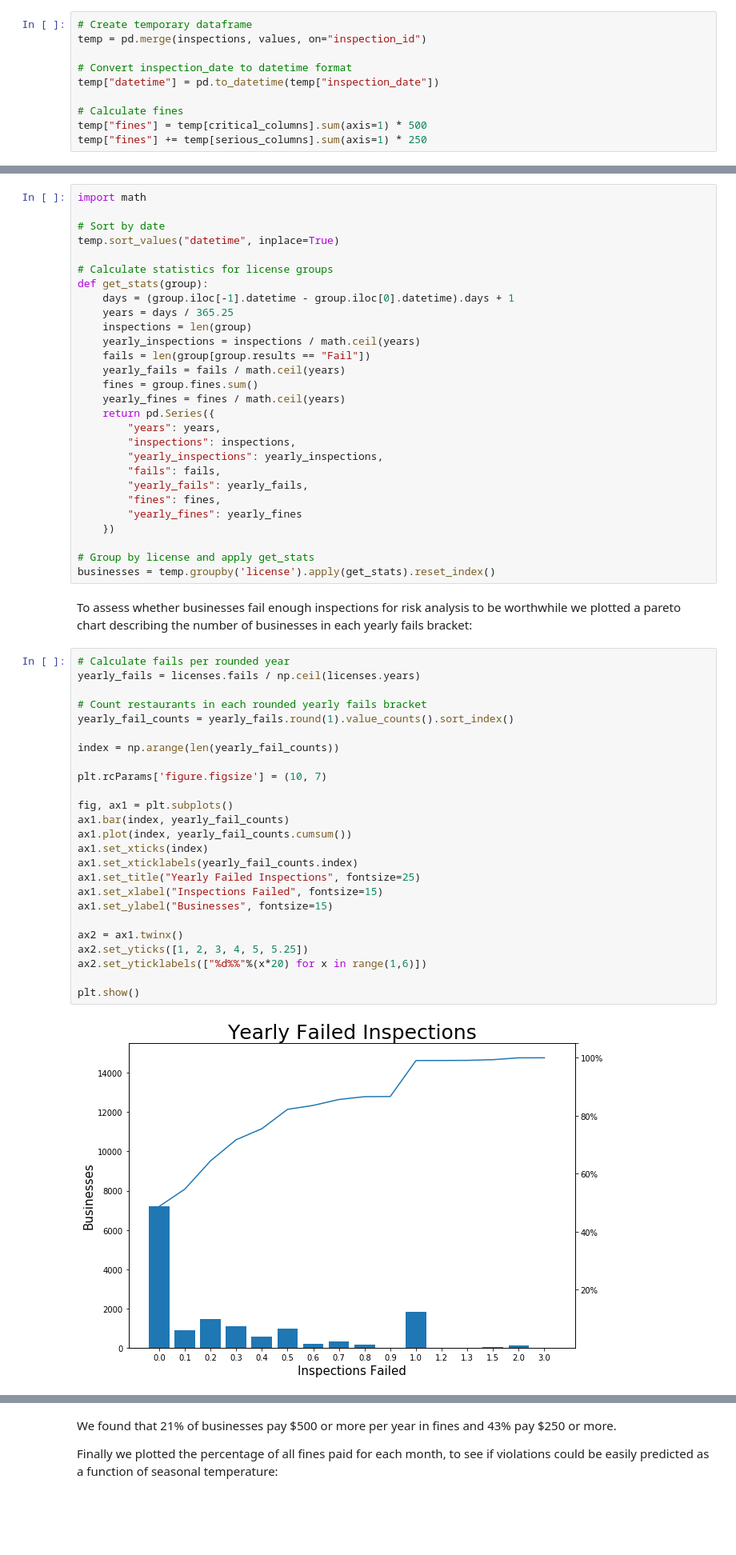
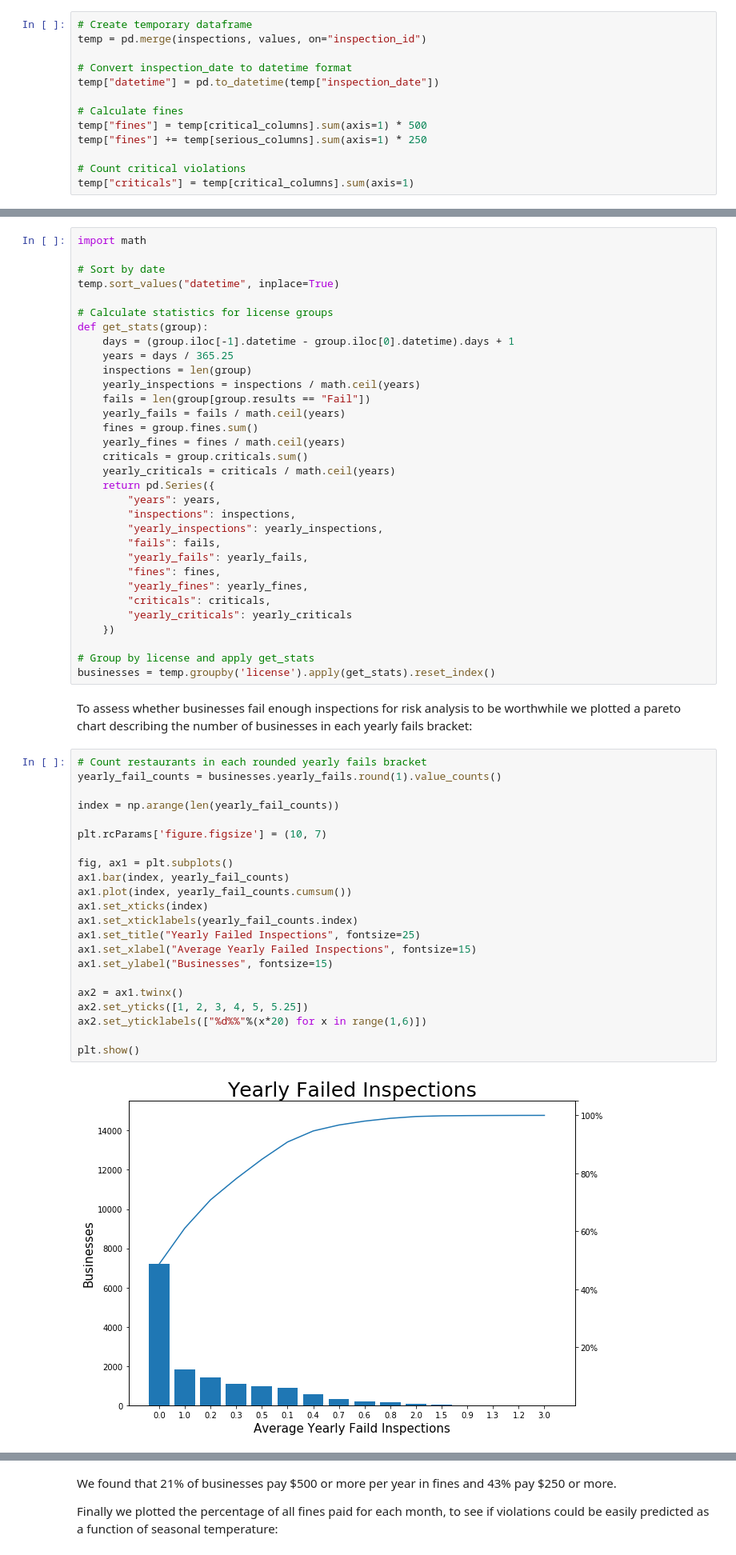
Before and after one commit to Sustainabilist/ChicagoDataAnalysis, a Jupyter notebook: REPORTS/publication_1_draft_2.ipynb, the cells around one changed output, grey strips where cells are left out. Shown at 80% size. Drawn from its saved outputs; the diff is of its cells as text; blank space fills up the shorter version.

```diff
--- a/REPORTS/publication_1_draft_2.ipynb
+++ b/REPORTS/publication_1_draft_2.ipynb
@@ -365,6 +364,9 @@ temp["datetime"] = pd.to_datetime(temp["inspection_date"])
 # Calculate fines
 temp["fines"] = temp[critical_columns].sum(axis=1) * 500
 temp["fines"] += temp[serious_columns].sum(axis=1) * 250
+
+# Count critical violations
+temp["criticals"] = temp[critical_columns].sum(axis=1)
 # %% [markdown]
 We then grouped inspections by license (a code shared by all inspections for a business) and for each group determined the age, yearly fails and other statistics:
 # %%
@@ -383,6 +385,8 @@ def get_stats(group):
     yearly_fails = fails / math.ceil(years)
     fines = group.fines.sum()
     yearly_fines = fines / math.ceil(years)
+    criticals = group.criticals.sum()
+    yearly_criticals = criticals / math.ceil(years)
     return pd.Series({
         "years": years,
         "inspections": inspections,
@@ -390,7 +394,9 @@ def get_stats(group):
         "fails": fails,
         "yearly_fails": yearly_fails,
         "fines": fines,
-        "yearly_fines": yearly_fines
+        "yearly_fines": yearly_fines,
+        "criticals": criticals,
+        "yearly_criticals": yearly_criticals
     })
 
 # Group by license and apply get_stats
@@ -398,32 +404,29 @@ businesses = temp.groupby('license').apply(get_stats).reset_index()
 # %% [markdown]
 To assess whether businesses fail enough inspections for risk analysis to be worthwhile we plotted a pareto chart describing the number of businesses in each yearly fails bracket:
 # %%
-# Calculate fails per rounded year
-yearly_fails = licenses.fails / np.ceil(licenses.years)
-
 # Count restaurants in each rounded yearly fails bracket
-yearly_fail_counts = yearly_fails.round(1).value_counts().sort_index()
+yearly_fail_counts = businesses.yearly_fails.round(1).value_counts()
 
 index = np.arange(len(yearly_fail_counts))
 
 plt.rcParams['figure.figsize'] = (10, 7)
 
 fig, ax1 = plt.subplots()
 ax1.bar(index, yearly_fail_counts)
 ax1.plot(index, yearly_fail_counts.cumsum())
 ax1.set_xticks(index)
 ax1.set_xticklabels(yearly_fail_counts.index)
 ax1.set_title("Yearly Failed Inspections", fontsize=25)
-ax1.set_xlabel("Inspections Failed", fontsize=15)
+ax1.set_xlabel("Average Yearly Failed Inspections", fontsize=15)
 ax1.set_ylabel("Businesses", fontsize=15)
 
 ax2 = ax1.twinx()
 ax2.set_yticks([1, 2, 3, 4, 5, 5.25])
 ax2.set_yticklabels(["%d%%"%(x*20) for x in range(1,6)])
 
 plt.show()
 # %% [output]
-[figure, old version]
+[figure, new version]
 # %%
 # Fraction of businesses failing .5 or more inspections yearly
 len(businesses.loc[businesses.yearly_fails >= .5]) / len(businesses)
```
Also changed, not shown: parts of 16 cells of this notebook, 2 other files.
